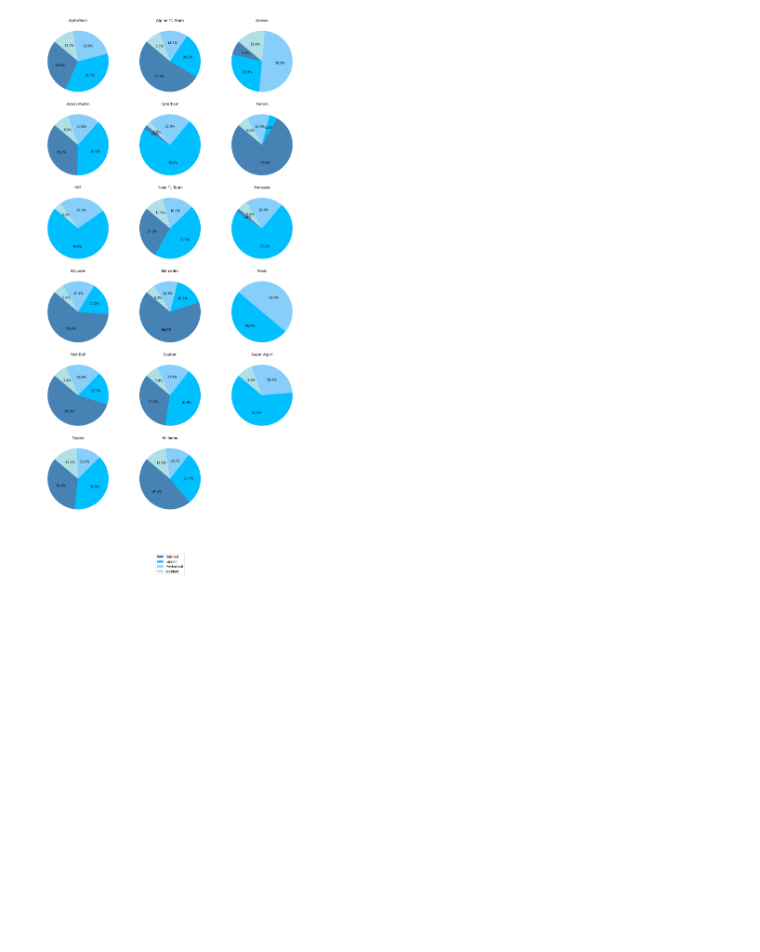
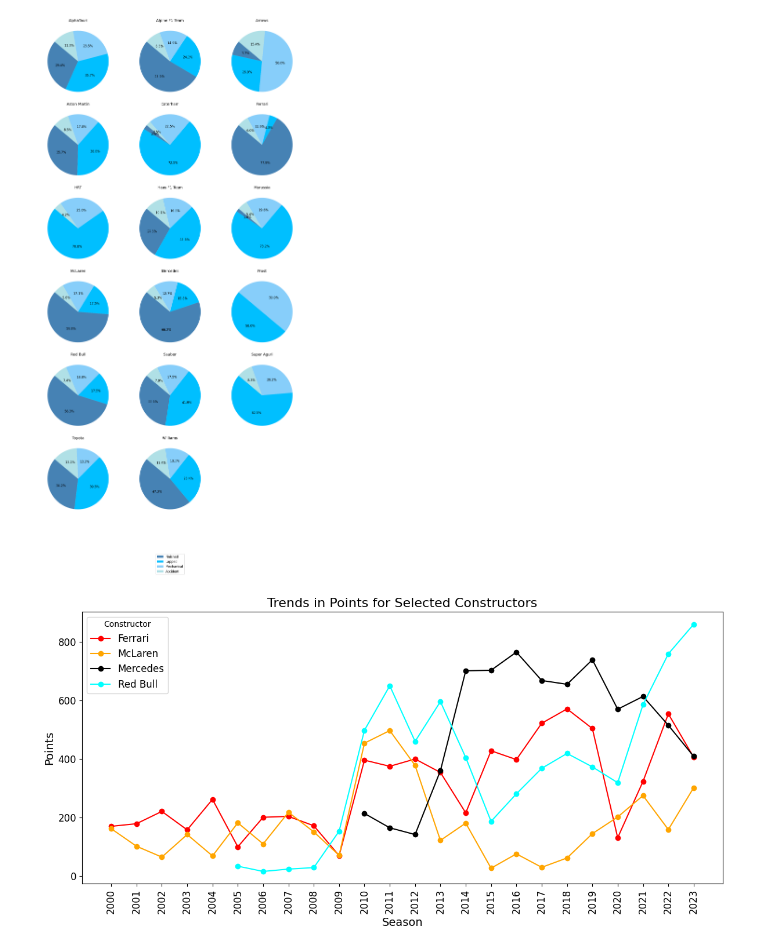
Before and after one commit to NandiniKodali988/F1-Through-Data, a Jupyter notebook: technical-details/eda/main.ipynb, the cells around one changed output. Cells and saved outputs as stored; diff of their text form; code cells hidden in the pictures; blank space fills up the shorter version.

Commit message:
trend in points for 4 teams

```diff
--- a/technical-details/eda/main.ipynb
+++ b/technical-details/eda/main.ipynb
@@ -362,3 +362,44 @@ plt.tight_layout(rect=[0, 0.1, 1, 1])
 plt.show()
 # %% [output]
 [figure]
+# %%
+# trends in teams scoring points across seasons - for "Red Bull", "Ferrari", "McLaren", "Mercedes"
+data = pd.read_csv("../../data/processed-data/driver_standings_2000_2023.csv")
+
+
+filtered_data = data[data["Constructor_Name"].isin(["Red Bull", "Ferrari", "McLaren", "Mercedes"])]
+
+
+grouped_data = filtered_data.groupby(["Season", "Constructor_Name"])["Points"].sum().unstack()
+
+
+color_list = ["red", "orange", "black", "aqua"]
+
+
+unique_constructors = grouped_data.columns
+constructor_colors = {constructor: color_list[i % len(color_list)] for i, constructor in enumerate(unique_constructors)}
+
+
+plt.figure(figsize=(12, 6))
+for constructor in grouped_data.columns:
+    plt.plot(
+        grouped_data.index,
+        grouped_data[constructor],
+        marker='o',
+        label=constructor,
+        color=constructor_colors[constructor]
+    )
+
+
+plt.title("Trends in Points for Selected Constructors", fontsize=16)
+plt.xlabel("Season", fontsize=14)
+plt.ylabel("Points", fontsize=14)
+plt.xticks(grouped_data.index, rotation=90, fontsize=12)
+plt.yticks(fontsize=12)
+plt.legend(title="Constructor", fontsize=12)
+plt.tight_layout()
+
+
+plt.show()
+# %% [output]
+[figure, added]
```
Also changed, not shown: 3 other files.
